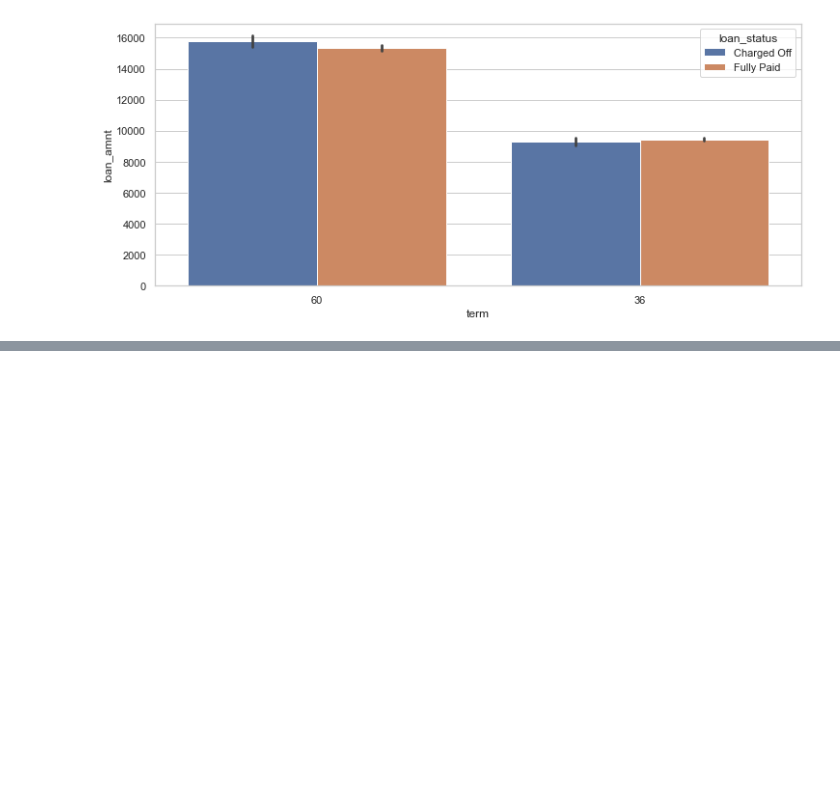
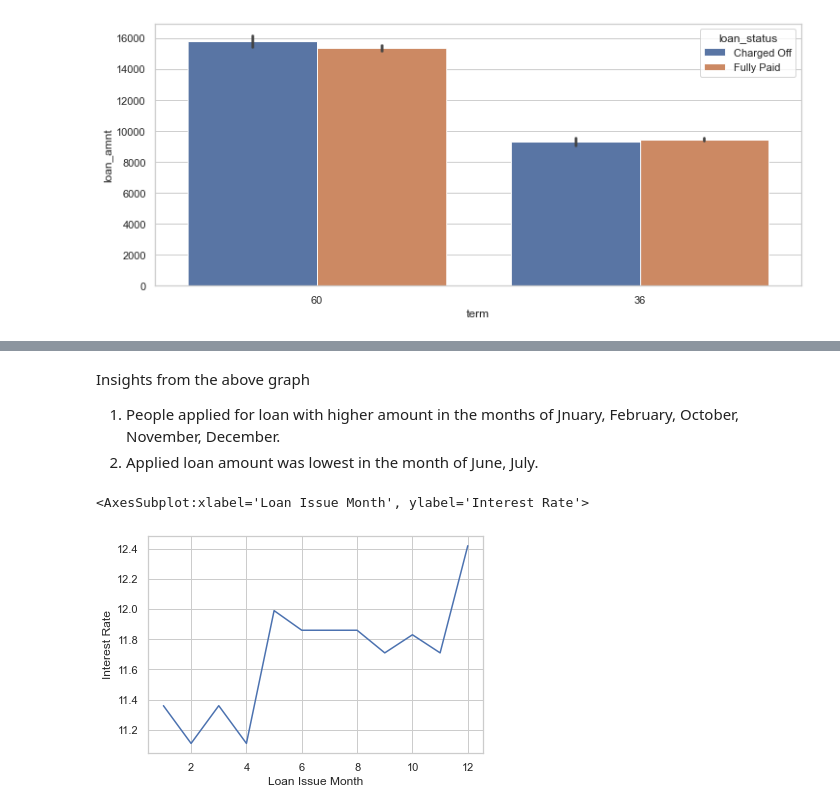
Before and after one commit to Harshulagarwal/LendingClubCaseStudy, a Jupyter notebook: LENDING_CLUB_CASE_STUDY.ipynb, the cells around one changed output, grey strips where cells are left out. Drawn from its saved outputs; the diff is of its cells as text; code cells hidden in the pictures; blank space fills up the shorter version.

```diff
--- a/LENDING_CLUB_CASE_STUDY.ipynb
+++ b/LENDING_CLUB_CASE_STUDY.ipynb
@@ -785,0 +787,9 @@ Insights from the above graph
+# %% [markdown]
+Insights from the above graph
+1. People applied for loan with higher amount in the months of Jnuary, February, October, November, December.
+2. Applied loan amount was lowest in the month of June, July.
+# %%
+loan.groupby(loan['issue_d'].dt.month)['int_rate'].median().plot.line(xlabel='Loan Issue Month', ylabel='Interest Rate')
+# %% [output]
+<AxesSubplot:xlabel='Loan Issue Month', ylabel='Interest Rate'>
+[figure, added]
```
Also changed, not shown: parts of 32 cells of this notebook.
